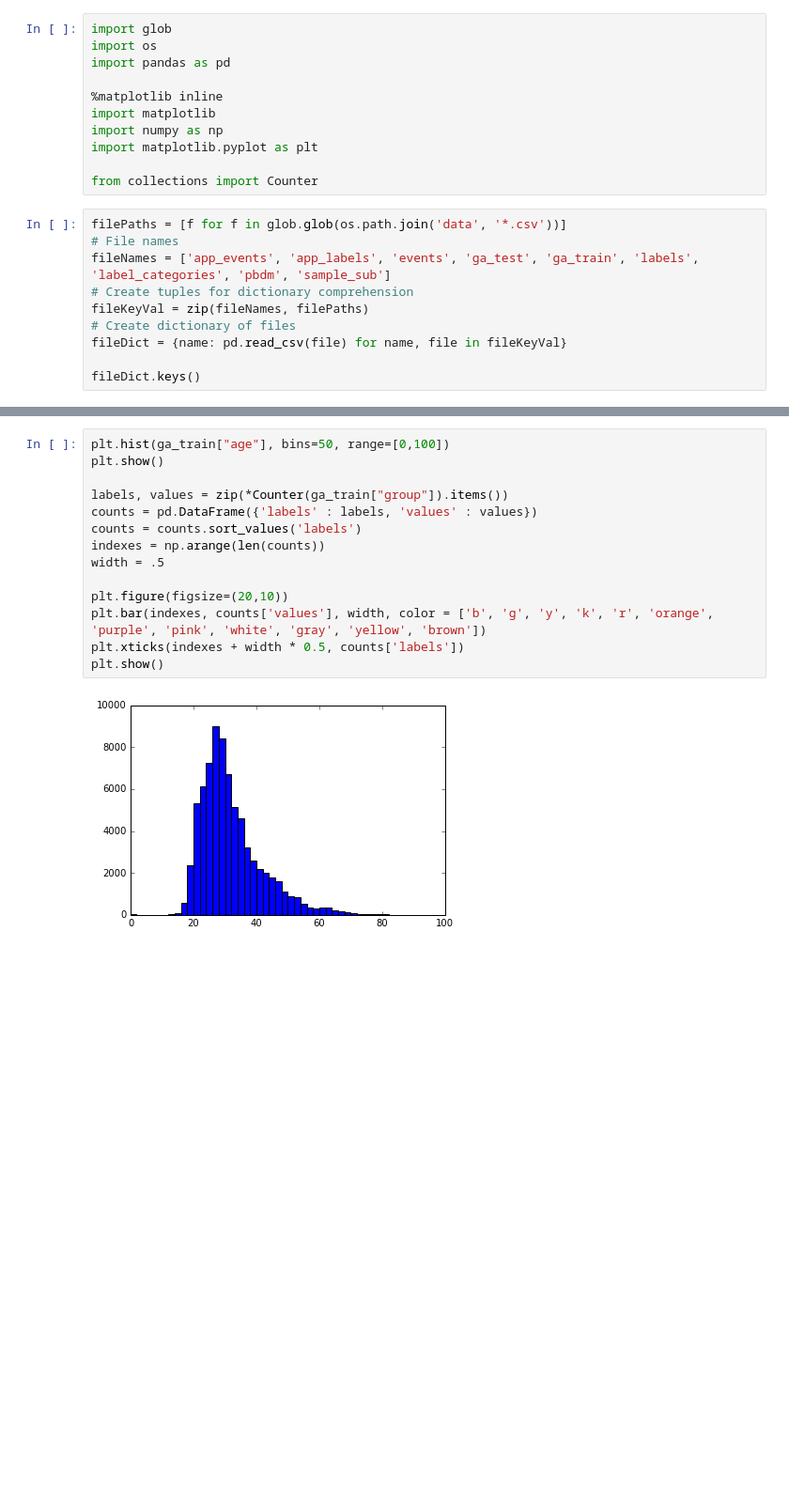
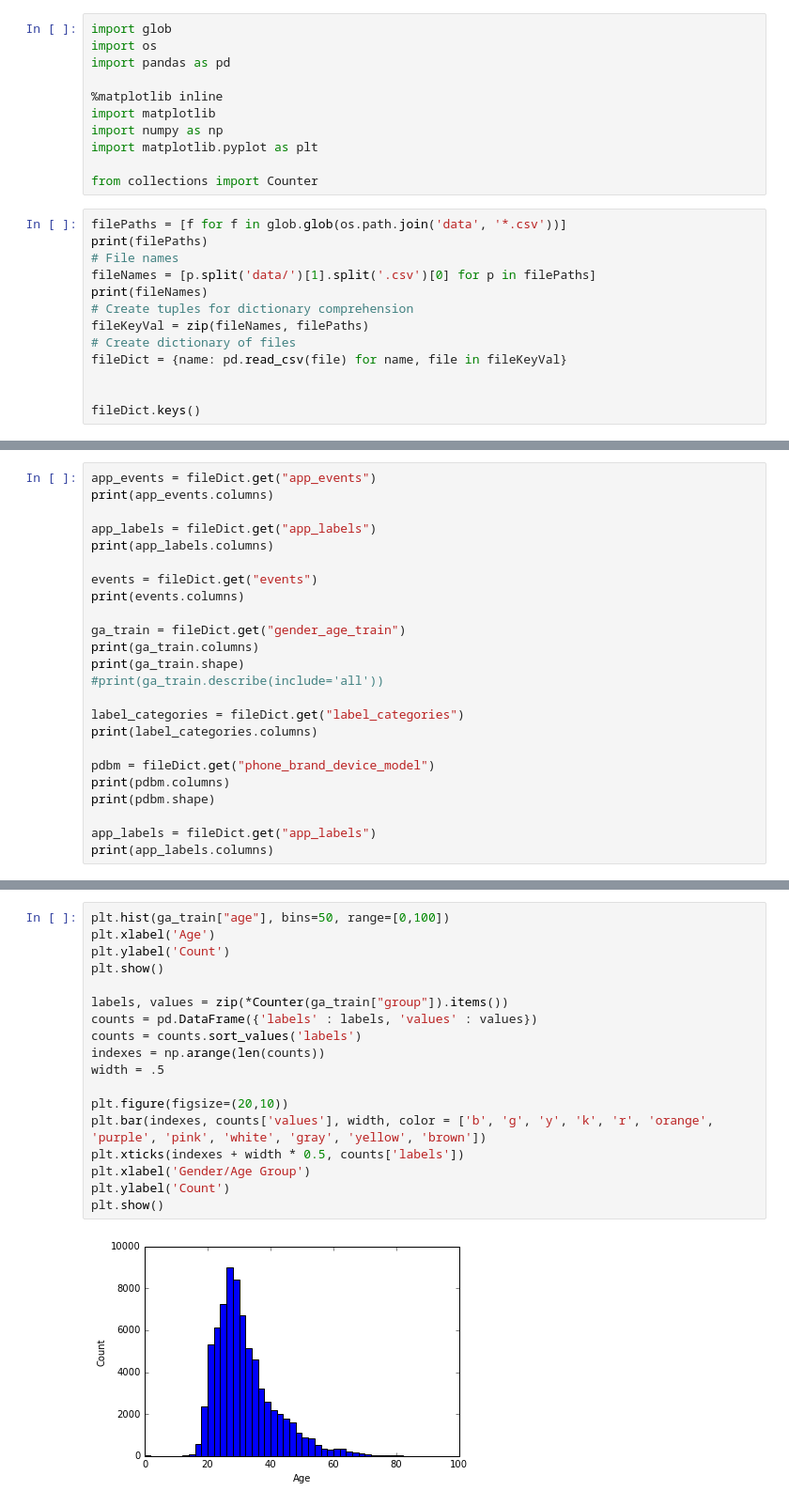
Before and after one commit to jsackett89/talking_data, a Jupyter notebook: Notebook.ipynb, the cells around one changed output, grey strips where cells are left out. Shown at 94% size. Saved outputs shown, nothing was run; the diff lists cells and outputs as text; blank space fills up the shorter version.

```diff
--- a/Notebook.ipynb
+++ b/Notebook.ipynb
@@ -11,11 +11,14 @@ import matplotlib.pyplot as plt
 from collections import Counter
 # %%
 filePaths = [f for f in glob.glob(os.path.join('data', '*.csv'))]
+print(filePaths)
 # File names
-fileNames = ['app_events', 'app_labels', 'events', 'ga_test', 'ga_train', 'labels', 'label_categories', 'pbdm', 'sample_sub']
+fileNames = [p.split('data/')[1].split('.csv')[0] for p in filePaths]
+print(fileNames)
 # Create tuples for dictionary comprehension
 fileKeyVal = zip(fileNames, filePaths)
 # Create dictionary of files
 fileDict = {name: pd.read_csv(file) for name, file in fileKeyVal}
 
+
 fileDict.keys()
@@ -48,0 +30,24 @@ max     9.222849e+18    NaN     96.000000     NaN
+# %%
+app_events = fileDict.get("app_events")
+print(app_events.columns)
+
+app_labels = fileDict.get("app_labels")
+print(app_labels.columns)
+
+events = fileDict.get("events")
+print(events.columns)
+
+ga_train = fileDict.get("gender_age_train")
+print(ga_train.columns)
+print(ga_train.shape)
+#print(ga_train.describe(include='all'))
+
+label_categories = fileDict.get("label_categories")
+print(label_categories.columns)
+
+pdbm = fileDict.get("phone_brand_device_model")
+print(pdbm.columns)
+print(pdbm.shape)
+
+app_labels = fileDict.get("app_labels")
+print(app_labels.columns)
@@ -49,16 +64,20 @@ max     9.222849e+18    NaN     96.000000     NaN
 # %%
 plt.hist(ga_train["age"], bins=50, range=[0,100])
+plt.xlabel('Age')
+plt.ylabel('Count')
 plt.show()
 
 labels, values = zip(*Counter(ga_train["group"]).items())
 counts = pd.DataFrame({'labels' : labels, 'values' : values})
 counts = counts.sort_values('labels')
 indexes = np.arange(len(counts))
 width = .5
 
 plt.figure(figsize=(20,10))
 plt.bar(indexes, counts['values'], width, color = ['b', 'g', 'y', 'k', 'r', 'orange', 'purple', 'pink', 'white', 'gray', 'yellow', 'brown'])
 plt.xticks(indexes + width * 0.5, counts['labels'])
+plt.xlabel('Gender/Age Group')
+plt.ylabel('Count')
 plt.show()
 # %% [output]
-[figure, old version]
+[figure, new version]
```
Also changed, not shown: parts of 16 cells of this notebook, 1 other file.
